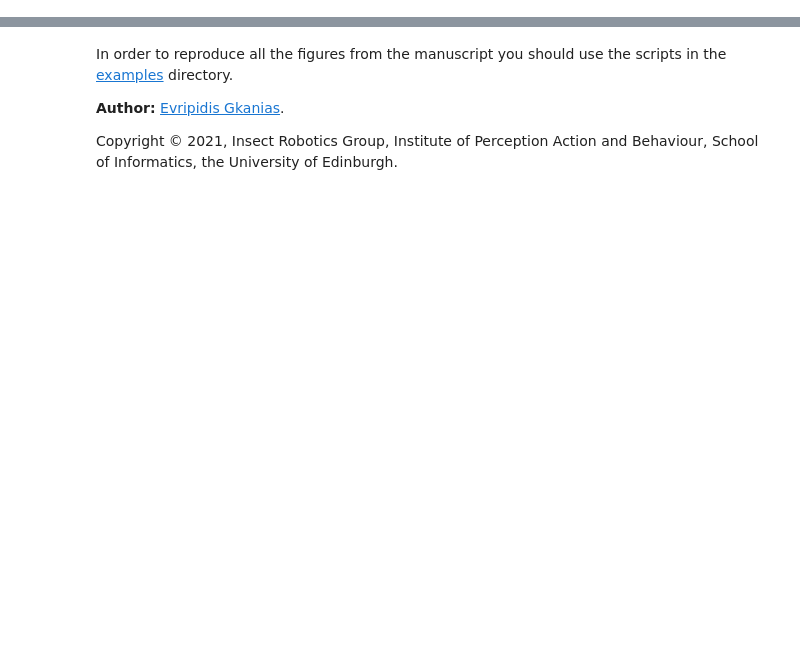
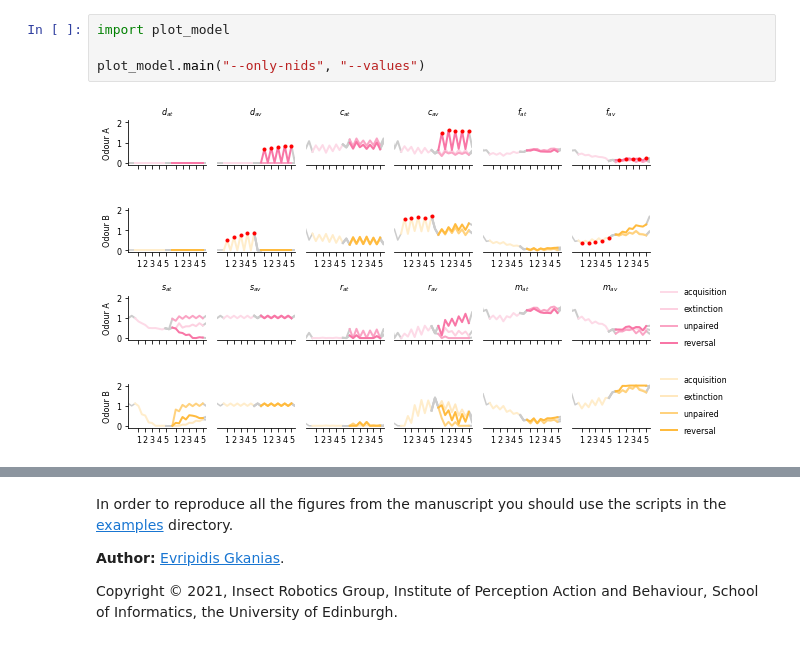
Before and after one commit to InsectRobotics/IncentiveCircuit, a Jupyter notebook: notebooks/generate_manuscript.ipynb, the cells around one changed output, grey strips where cells are left out. Cells and saved outputs as stored; diff of their text form; blank space fills up the shorter version.

```diff
--- a/notebooks/generate_manuscript.ipynb
+++ b/notebooks/generate_manuscript.ipynb
@@ -244,0 +71,6 @@ from the paths.
+# %%
+import plot_model
+
+plot_model.main("--only-nids", "--values")
+# %% [output]
+[figure, added]
```
Also changed, not shown: parts of 44 cells of this notebook, 14 other files.
